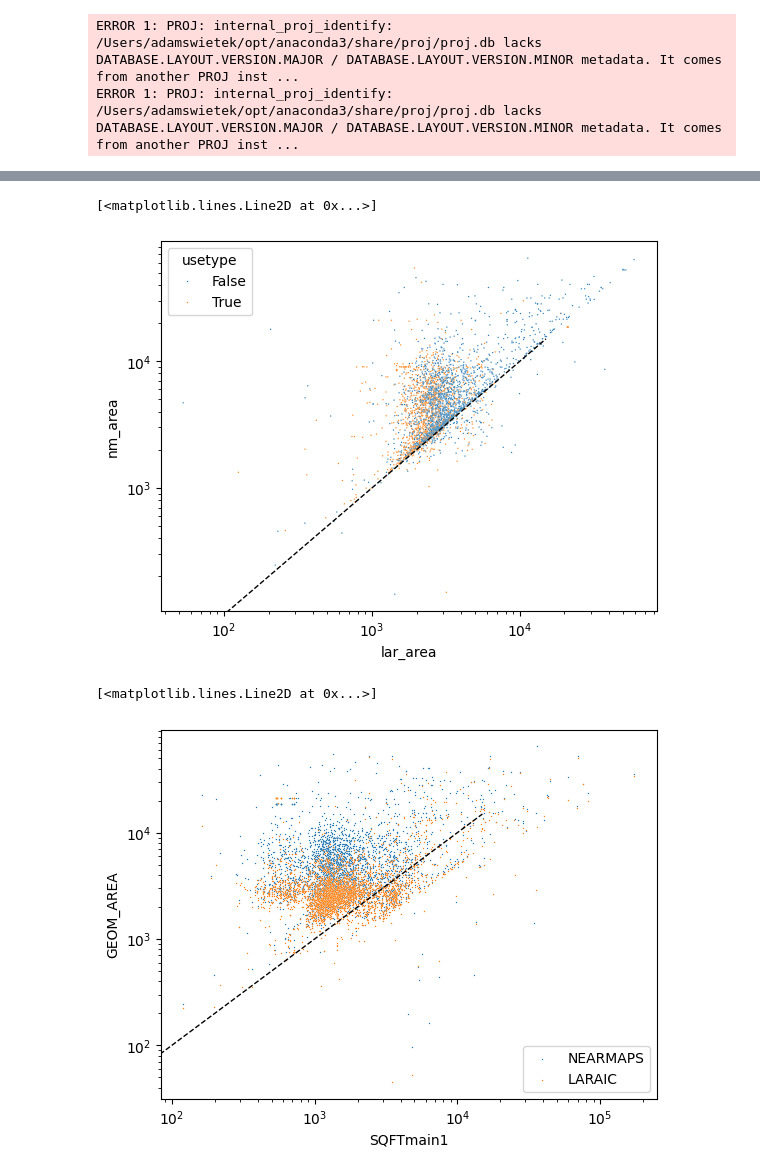
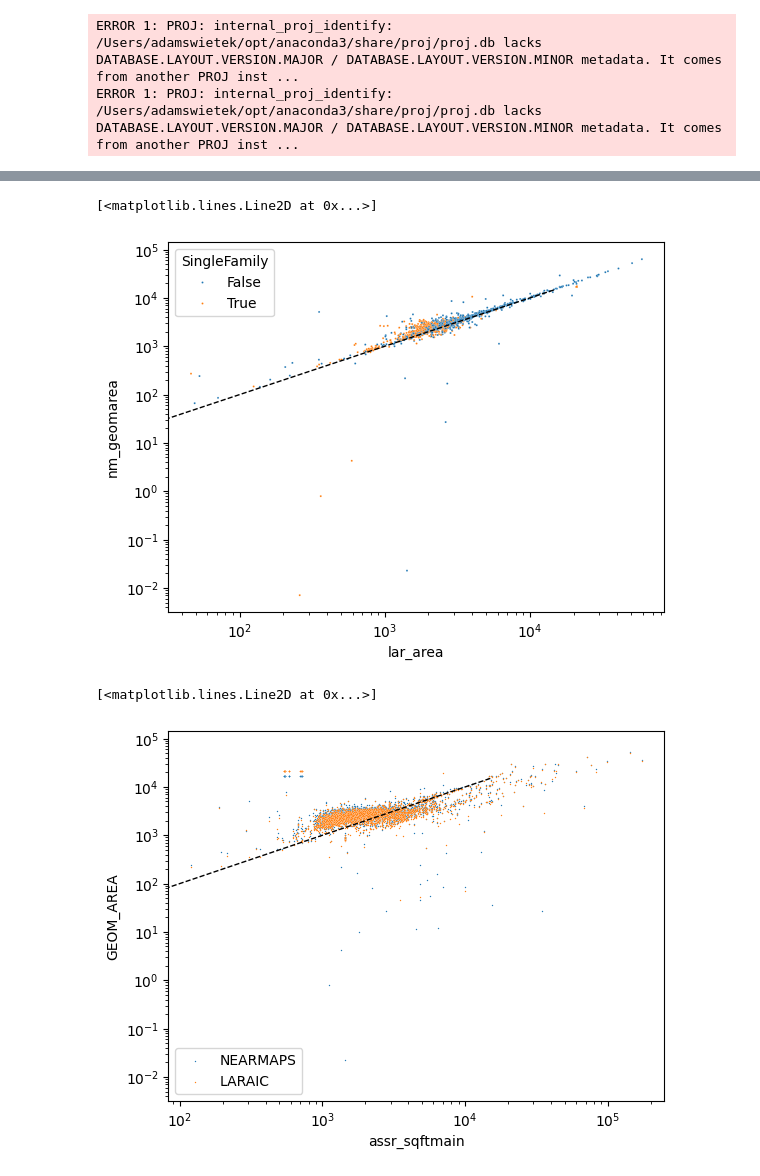
Before and after one commit to AdamSwietek/Hidden_Housing, a Jupyter notebook: notebooks/eda/feb22.ipynb, the cells around one changed output, grey strips where cells are left out. Saved outputs shown, nothing was run; the diff lists cells and outputs as text; code cells hidden in the pictures.

Commit message:
nm tiles benchmark area

```diff
--- a/notebooks/eda/feb22.ipynb
+++ b/notebooks/eda/feb22.ipynb
@@ -35,2 +55,5 @@ ERROR 1: PROJ: internal_proj_identify: /Users/adamswietek/opt/anaconda3/share/pr
 # %%
-assessor_lar = gpd.sjoin(lariac, assessor_parcel, how = 'left')
+lariac['poly'] = lariac.geometry
+lariac_centroid = lariac.set_geometry(lariac.centroid)
+assessor_lar = gpd.sjoin(lariac_centroid, assessor_parcel, how = 'inner')
+assessor_lar['geom_area'] = assessor_lar.set_geometry('poly')['geometry'].area
@@ -52,10 +60,16 @@ Name: UseDescription, Length: 3478, dtype: object
+# %%
+sqftcols = assessor_parcel.columns[assessor_parcel.columns.str.contains('SQFTmain')]
+assessor_parcel['assr_sqftmain'] = assessor_parcel[sqftcols].sum(1)
 # %%
 import pandas as pd
 results = {
     'usetype': assessor_parcel.groupby('AIN')['UseDescription'].first(),
-    'SQFTmain1':assessor_parcel.groupby('AIN')['SQFTmain1'].first(),
+    'assr_sqftmain':assessor_parcel.groupby('AIN')['assr_sqftmain'].sum(),
+    'assr_sqftmain_check':assessor_parcel.groupby('AIN')['assr_sqftmain'].first(),
     'nm_area': assessor_nm.groupby('AIN')['areaSqft'].sum(),
-    'lar_area':assessor_lar.groupby('AIN')['AREA'].sum()
+    'nm_geomarea':assessor_nm.groupby('AIN')['NM_BLDG_AREA'].sum(),
+    'lar_area':assessor_lar.groupby('AIN')['AREA'].sum(),
+    'lar_geomarea':assessor_lar.groupby('AIN')['geom_area'].sum()
 }
 
 df = pd.DataFrame(results)
@@ -62,24 +116,24 @@ df = pd.DataFrame(results)
 # %%
 import seaborn as sns
 import matplotlib.pyplot as plt
-sns.scatterplot(data = df, x= 'lar_area', y = 'nm_area', s= 1, hue = df['usetype'] == 'Single')
-
+sns.scatterplot(data = df, x= 'lar_area', y = 'nm_geomarea', s= 2, hue = df['usetype'] == 'Single')
+plt.legend(title = 'SingleFamily')
 plt.xscale('log'), plt.yscale('log')
 plt.plot([0, 15000], [0, 15000], 'k--', lw=1, label='1:1')
 # %% [output]
 [<matplotlib.lines.Line2D at 0x...>]
-[figure, old version]
+[figure, new version]
 # %%
 import seaborn as sns
 import numpy as np
 import matplotlib.pyplot as plt
 
 
-sns.scatterplot(data = df, x= 'SQFTmain1', y = 'nm_area', label = 'NEARMAPS', s = 1)
-sns.scatterplot(data = df, x= 'SQFTmain1', y = 'lar_area', label = 'LARAIC', s= 1)
+sns.scatterplot(data = df, x= 'assr_sqftmain', y = 'nm_geomarea', label = 'NEARMAPS', s = 1)
+sns.scatterplot(data = df, x= 'assr_sqftmain', y = 'lar_area', label = 'LARAIC', s= 1)
 
 plt.xscale('log'), plt.yscale('log'), plt.ylabel('GEOM_AREA')
 plt.plot([0, 15000], [0, 15000], 'k--', lw=1, label='1:1')
 # %% [output]
 [<matplotlib.lines.Line2D at 0x...>]
-[figure, old version]
+[figure, new version]
```
Also changed, not shown: parts of 7 cells of this notebook.
